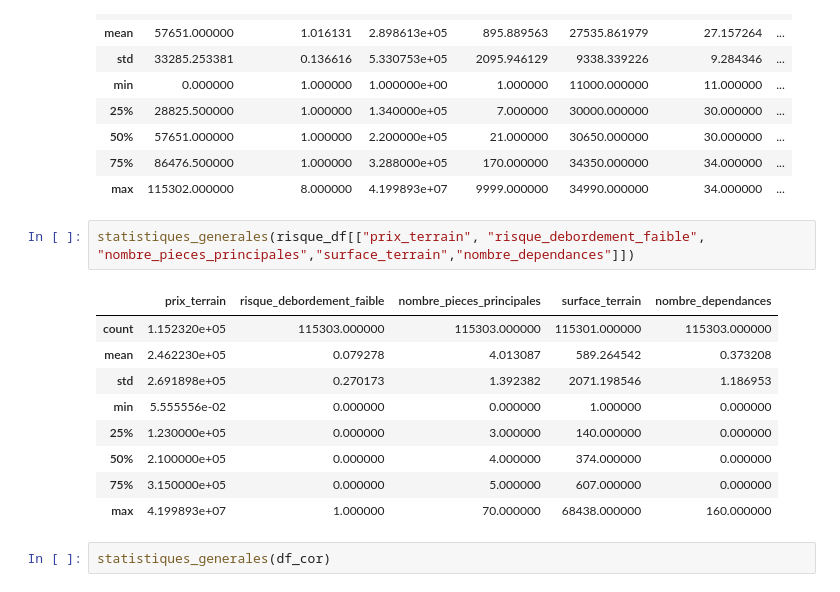
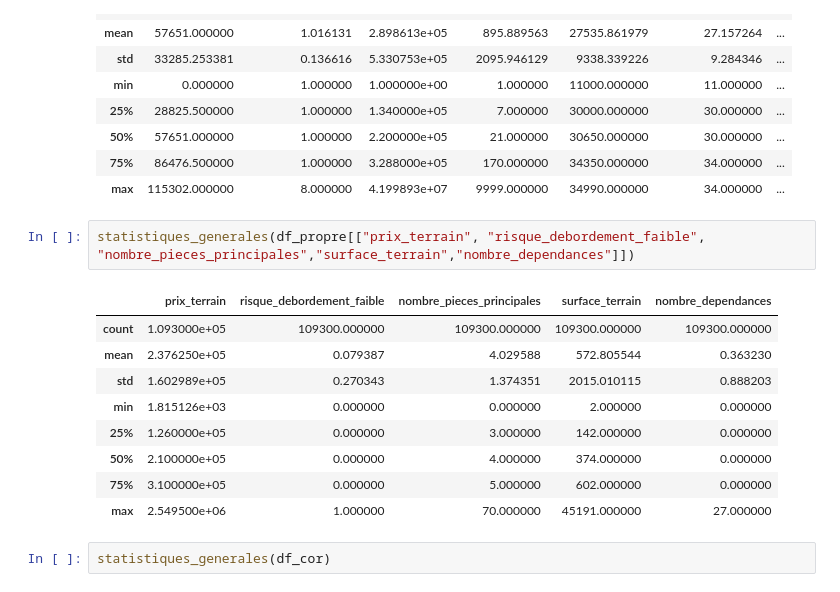
Before and after one commit to ppensier/projet_statapp_inondations, a Jupyter notebook: scripts/stat_data.ipynb, the cells around one changed output. Drawn from its saved outputs; the diff is of its cells as text.

```diff
--- a/scripts/stat_data.ipynb
+++ b/scripts/stat_data.ipynb
@@ -66,17 +66,17 @@ statistiques_generales(premier_df)
 | 75% | 86476.500000 | 1.000000 | 3.288000e+05 | 170.000000 | 34350.000000 | 34.000000 | ... |
 | max | 115302.000000 | 8.000000 | 4.199893e+07 | 9999.000000 | 34990.000000 | 34.000000 | ... |
 # %%
-statistiques_generales(risque_df[["prix_terrain", "risque_debordement_faible", "nombre_pieces_principales","surface_terrain","nombre_dependances"]])
+statistiques_generales(df_propre[["prix_terrain", "risque_debordement_faible", "nombre_pieces_principales","surface_terrain","nombre_dependances"]])
 # %% [output]
 |  | prix_terrain | risque_debordement_faible | nombre_pieces_principales | surface_terrain | nombre_dependances |
-| count | 1.152320e+05 | 115303.000000 | 115303.000000 | 115301.000000 | 115303.000000 |
-| mean | 2.462230e+05 | 0.079278 | 4.013087 | 589.264542 | 0.373208 |
-| std | 2.691898e+05 | 0.270173 | 1.392382 | 2071.198546 | 1.186953 |
-| min | 5.555556e-02 | 0.000000 | 0.000000 | 1.000000 | 0.000000 |
-| 25% | 1.230000e+05 | 0.000000 | 3.000000 | 140.000000 | 0.000000 |
+| count | 1.093000e+05 | 109300.000000 | 109300.000000 | 109300.000000 | 109300.000000 |
+| mean | 2.376250e+05 | 0.079387 | 4.029588 | 572.805544 | 0.363230 |
+| std | 1.602989e+05 | 0.270343 | 1.374351 | 2015.010115 | 0.888203 |
+| min | 1.815126e+03 | 0.000000 | 0.000000 | 2.000000 | 0.000000 |
+| 25% | 1.260000e+05 | 0.000000 | 3.000000 | 142.000000 | 0.000000 |
 | 50% | 2.100000e+05 | 0.000000 | 4.000000 | 374.000000 | 0.000000 |
-| 75% | 3.150000e+05 | 0.000000 | 5.000000 | 607.000000 | 0.000000 |
-| max | 4.199893e+07 | 1.000000 | 70.000000 | 68438.000000 | 160.000000 |
+| 75% | 3.100000e+05 | 0.000000 | 5.000000 | 602.000000 | 0.000000 |
+| max | 2.549500e+06 | 1.000000 | 70.000000 | 45191.000000 | 27.000000 |
 # %%
 statistiques_generales(df_cor)
 # %% [output]
```
Also changed, not shown: parts of 12 cells of this notebook, 1 other file.
